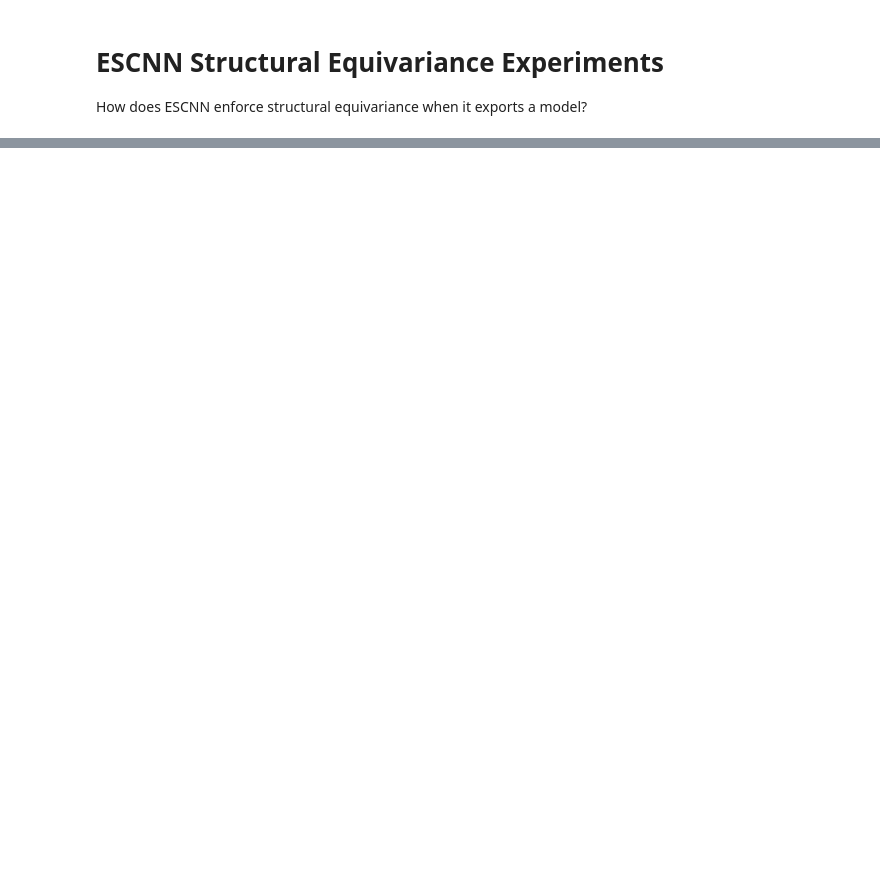
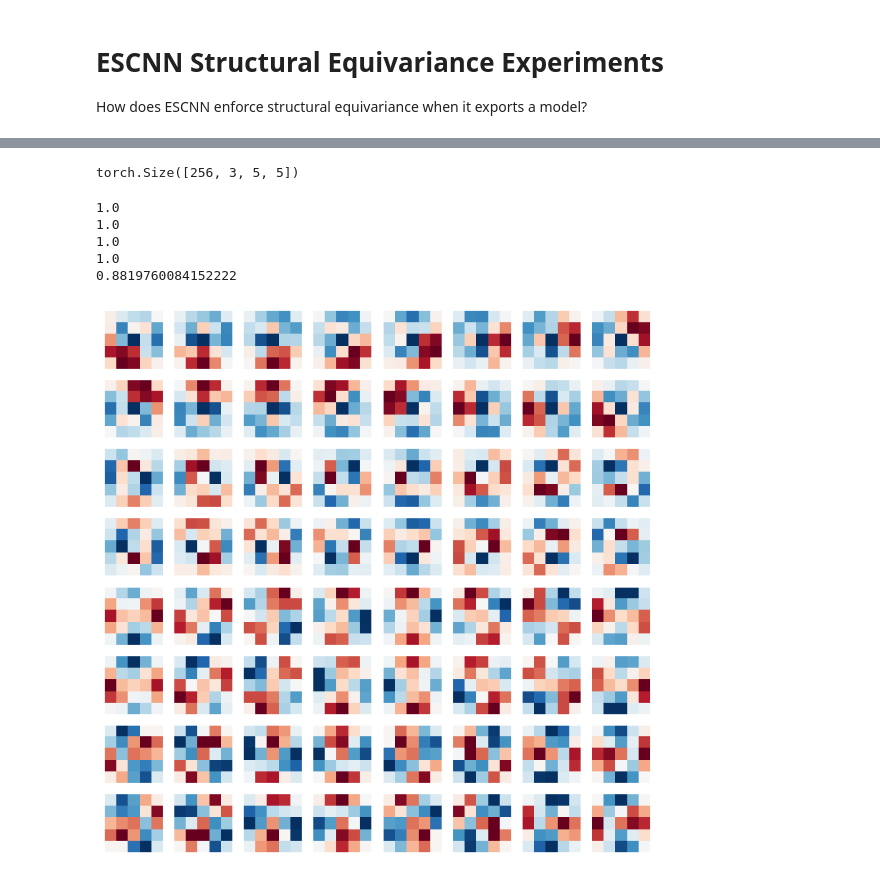
Before and after one commit to esslushy/CS7840-Final-Project, a Jupyter notebook: escnn.ipynb, the cells around one changed output, grey strips where cells are left out. Cells and saved outputs as stored; diff of their text form; code cells hidden in the pictures; blank space fills up the shorter version.

```diff
--- a/escnn.ipynb
+++ b/escnn.ipynb
@@ -107,0 +139,32 @@ exported_model = model.export()
+# %%
+import matplotlib.pyplot as plt
+
+def visualize_conv_kernels(conv, max_kernels=64):
+
+    weights = conv.weight.detach().cpu()
+
+    kernels = weights.mean(dim=1)
+
+    n = min(max_kernels, kernels.shape[0])
+
+    cols = 8
+    rows = (n + cols - 1) // cols
+
+    fig, axes = plt.subplots(rows, cols, figsize=(cols, rows))
+
+    axes = axes.flatten()
+
+    for i in range(len(axes)):
+
+        if i >= n:
+            axes[i].axis('off')
+            continue
+
+        axes[i].imshow(kernels[i], cmap='RdBu')
+        axes[i].axis('off')
+
+    plt.show()
+# %%
+exported_model[0][0].weight.shape
+# %% [output]
+torch.Size([256, 3, 5, 5])
@@ -107,0 +183,17 @@ exported_model = model.export()
+# %%
+from HSIC import cka
+print(cka(test_images, test_images_rot).item())
+print(cka(layer0_out, layer0_rot_out).item())
+print(cka(layer1_out, layer1_rot_out).item())
+print(cka(layer2_out, layer2_rot_out).item())
+print(cka(output, output_rot).item())
+# %% [output]
+1.0
+1.0
+1.0
+1.0
+0.8819760084152222
+# %%
+visualize_conv_kernels(exported_model[0][0])
+# %% [output]
+[figure, added]
```
Also changed, not shown: parts of 5 cells of this notebook, 14 other files.
